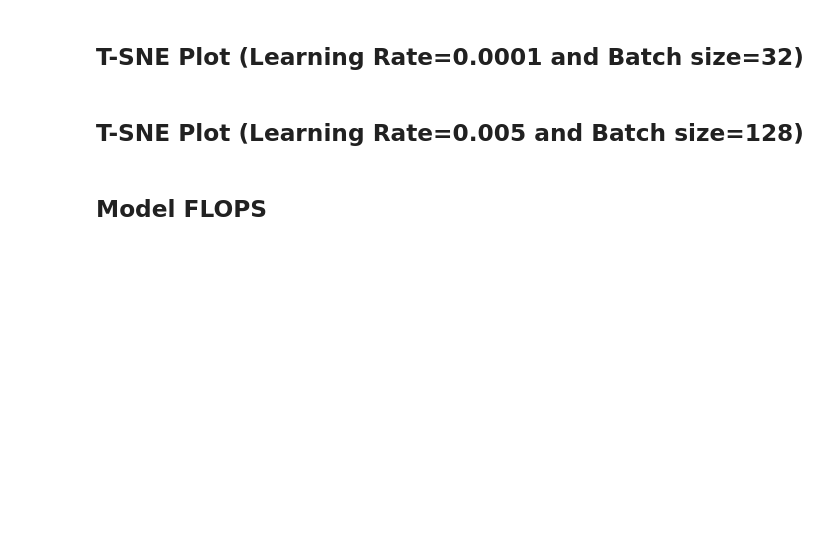
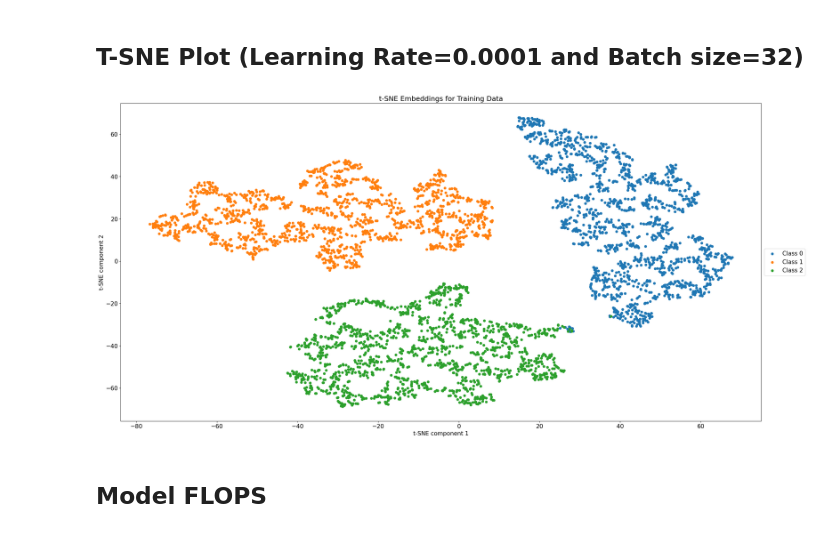
Before and after one commit to Vasudev-Sharma-13/COMP6321-GroupE, a Jupyter notebook: Task1_TransferLearning.ipynb, the cells around one changed output. Cells and saved outputs as stored; diff of their text form; code cells hidden in the pictures; blank space fills up the shorter version.

```diff
--- a/Task1_TransferLearning.ipynb
+++ b/Task1_TransferLearning.ipynb
@@ -533,51 +547,32 @@ for i in range(len(hyper_parameters)):
-# %%
-fig, axs = plt.subplots(nrows=12, ncols=2, figsize=(20, 20))  # Increased figsize
-fig.suptitle('Accuracy plots', fontsize=20)
-
-for i in range(len(hyper_parameters)):
-    row = i // 2
-    col = i % 2
-    axs[row, col].plot(train_acc_hyper_paramaters_step[i], label="Training Accuracy")
-    axs[row, col].plot(train_acc_valid_hyper_paramaters_step[i], label="Validation Accuracy")
-    axs[row, col].set_xlabel('Steps')
-    axs[row, col].set_ylabel('Accuracy')
-    axs[row, col].set_title('Accuracy plot for ' + " ".join(hyper_parameters[i][0:2]))
-    axs[row, col].legend()
-
-plt.tight_layout()
-plt.subplots_adjust(top=0.92)  # Adjust the space for the title
-plt.show()
 # %% [markdown]
 ## T-SNE Plot (Learning Rate=0.0001 and Batch size=32)
 # %%
-temporaryModel=MODELS[8]
-
-
-  # Get embeddings for the training data
+temporaryModel=MODELS[0]
+# Get embeddings for the training data
 embeddings = []
 labels = []
 with torch.no_grad():
     for data in train_loader:
         images, targets = data[0].to(device), data[1].to(device)
         outputs = temporaryModel(images)
         embeddings.append(outputs.cpu().numpy())
         labels.append(targets.cpu().numpy())
 embeddings = np.concatenate(embeddings)
 labels = np.concatenate(labels)
 
   # Apply t-SNE for visualization
 tsne = TSNE(n_components=2, perplexity=30, random_state=0)
 embeddings_tsne = tsne.fit_transform(embeddings)
 
   # Plot t-SNE embeddings
 plt.figure(figsize=(30,15))
 
 for i in range(len(labels_map)):
     plt.scatter(embeddings_tsne[labels==i,0], embeddings_tsne[labels==i,1], label=f'Class {i}')
 plt.legend(loc='center left', bbox_to_anchor=(1, 0.5))
 plt.title('t-SNE Embeddings for Training Data')
 plt.xlabel("t-SNE component 1")
 plt.ylabel("t-SNE component 2")
 plt.show()
+# %% [output]
+[figure, added]
-# %% [markdown]
-## T-SNE Plot (Learning Rate=0.005 and Batch size=128)
```
Also changed, not shown: parts of 24 cells of this notebook.
